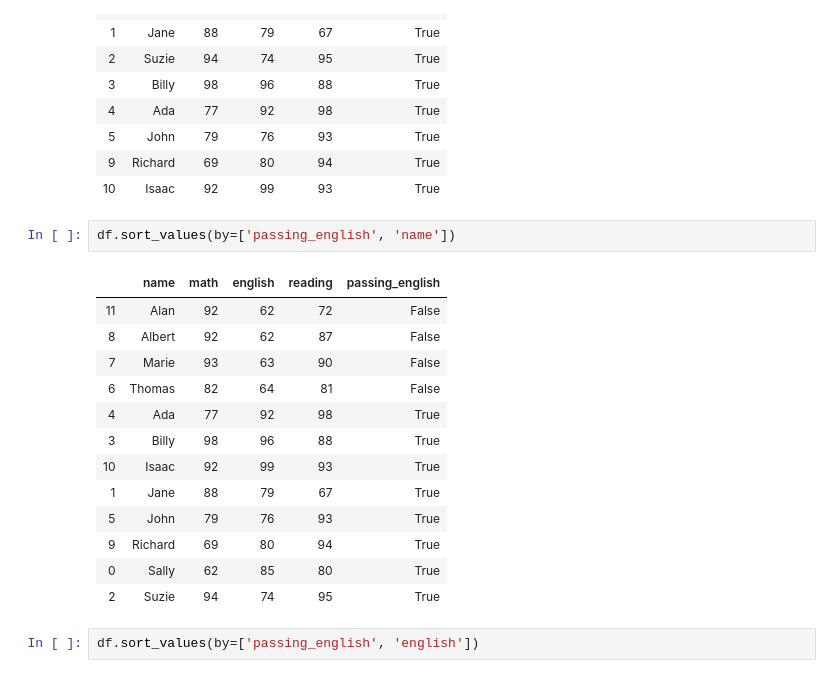
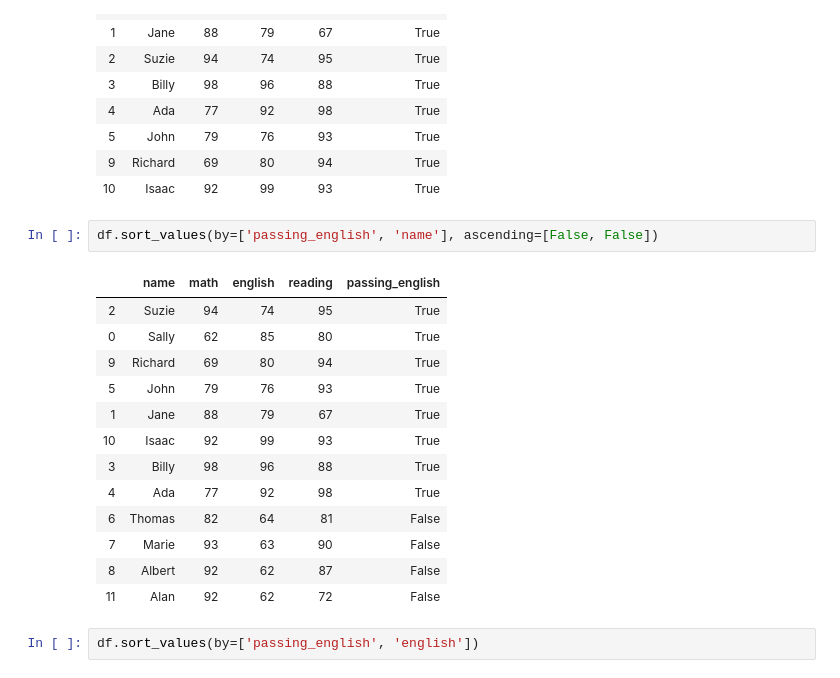
Before and after one commit to CameronGTaylor/python-exercises, a Jupyter notebook: 4.8.4.3_dataframes.ipynb, the cells around one changed output. Saved outputs shown, nothing was run; the diff lists cells and outputs as text.

```diff
--- a/4.8.4.3_dataframes.ipynb
+++ b/4.8.4.3_dataframes.ipynb
@@ -53,21 +53,21 @@ df.sort_values(by='passing_english')
 | 9 | Richard | 69 | 80 | 94 | True |
 | 10 | Isaac | 92 | 99 | 93 | True |
 # %%
-df.sort_values(by=['passing_english', 'name'])
+df.sort_values(by=['passing_english', 'name'], ascending=[False, False])
 # %% [output]
 |  | name | math | english | reading | passing_english |
+| 2 | Suzie | 94 | 74 | 95 | True |
+| 0 | Sally | 62 | 85 | 80 | True |
+| 9 | Richard | 69 | 80 | 94 | True |
+| 5 | John | 79 | 76 | 93 | True |
+| 1 | Jane | 88 | 79 | 67 | True |
+| 10 | Isaac | 92 | 99 | 93 | True |
+| 3 | Billy | 98 | 96 | 88 | True |
+| 4 | Ada | 77 | 92 | 98 | True |
+| 6 | Thomas | 82 | 64 | 81 | False |
+| 7 | Marie | 93 | 63 | 90 | False |
+| 8 | Albert | 92 | 62 | 87 | False |
 | 11 | Alan | 92 | 62 | 72 | False |
-| 8 | Albert | 92 | 62 | 87 | False |
-| 7 | Marie | 93 | 63 | 90 | False |
-| 6 | Thomas | 82 | 64 | 81 | False |
-| 4 | Ada | 77 | 92 | 98 | True |
-| 3 | Billy | 98 | 96 | 88 | True |
-| 10 | Isaac | 92 | 99 | 93 | True |
-| 1 | Jane | 88 | 79 | 67 | True |
-| 5 | John | 79 | 76 | 93 | True |
-| 9 | Richard | 69 | 80 | 94 | True |
-| 0 | Sally | 62 | 85 | 80 | True |
-| 2 | Suzie | 94 | 74 | 95 | True |
 # %%
 df.sort_values(by=['passing_english', 'english'])
 # %% [output]
```
Also changed, not shown: 2 other files.
